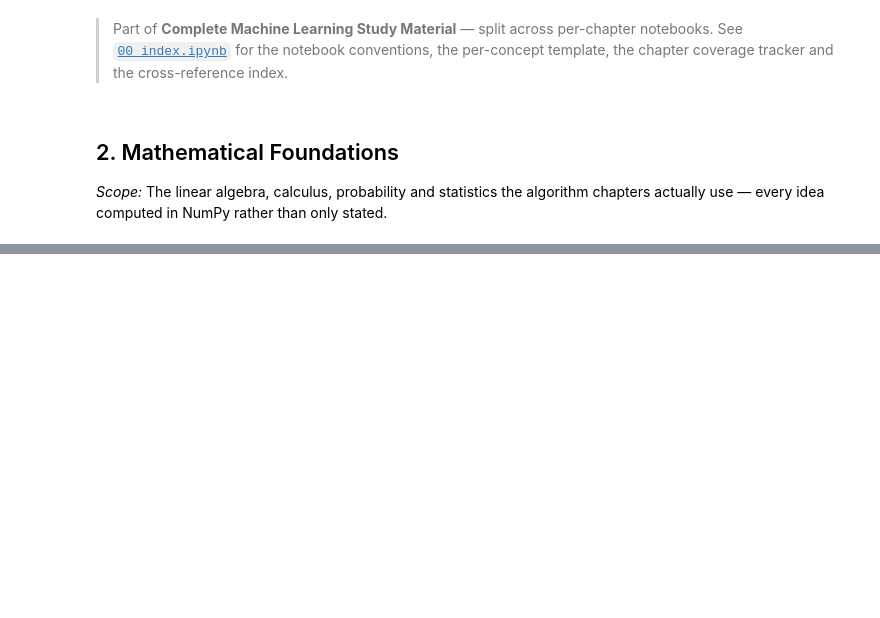
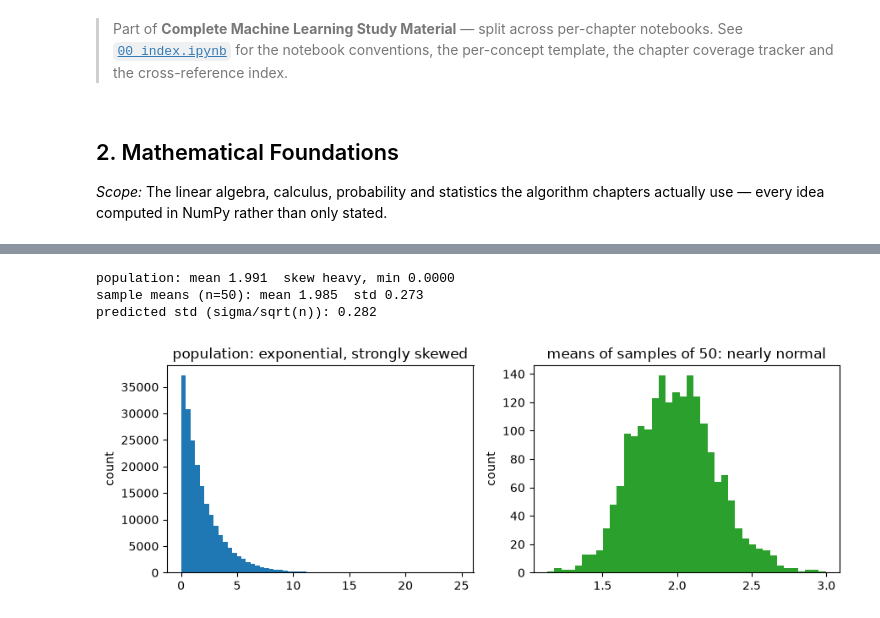
Before and after one commit to Shayan2002Saha/ML_Materials, a Jupyter notebook: 02_math_foundations.ipynb, the cells around one changed output, grey strips where cells are left out. Cells and saved outputs as stored; diff of their text form; code cells hidden in the pictures; blank space fills up the shorter version.

```diff
--- a/02_math_foundations.ipynb
+++ b/02_math_foundations.ipynb
@@ -46,0 +820,24 @@
+# %%
+population = rng.exponential(scale=2.0, size=200_000)   # heavily right-skewed, nothing like a bell
+
+sample_means = np.array([rng.choice(population, size=50).mean() for _ in range(2000)])
+
+print(f"population: mean {population.mean():.3f}  skew heavy, min {population.min():.4f}")
+print(f"sample means (n=50): mean {sample_means.mean():.3f}  std {sample_means.std():.3f}")
+print(f"predicted std (sigma/sqrt(n)): {population.std() / np.sqrt(50):.3f}")   # matches
+# %% [output]
+population: mean 1.991  skew heavy, min 0.0000
+sample means (n=50): mean 1.985  std 0.273
+predicted std (sigma/sqrt(n)): 0.282
+# %%
+fig, axes = plt.subplots(1, 2, figsize=(9, 3.2))
+axes[0].hist(population, bins=60, color="tab:blue")
+axes[0].set_title("population: exponential, strongly skewed")
+axes[1].hist(sample_means, bins=40, color="tab:green")
+axes[1].set_title("means of samples of 50: nearly normal")
+for ax in axes:
+    ax.set_ylabel("count")
+fig.tight_layout()
+plt.show()
+# %% [output]
+[figure, added]
```
Also changed, not shown: parts of 94 cells of this notebook, 2 other files.
